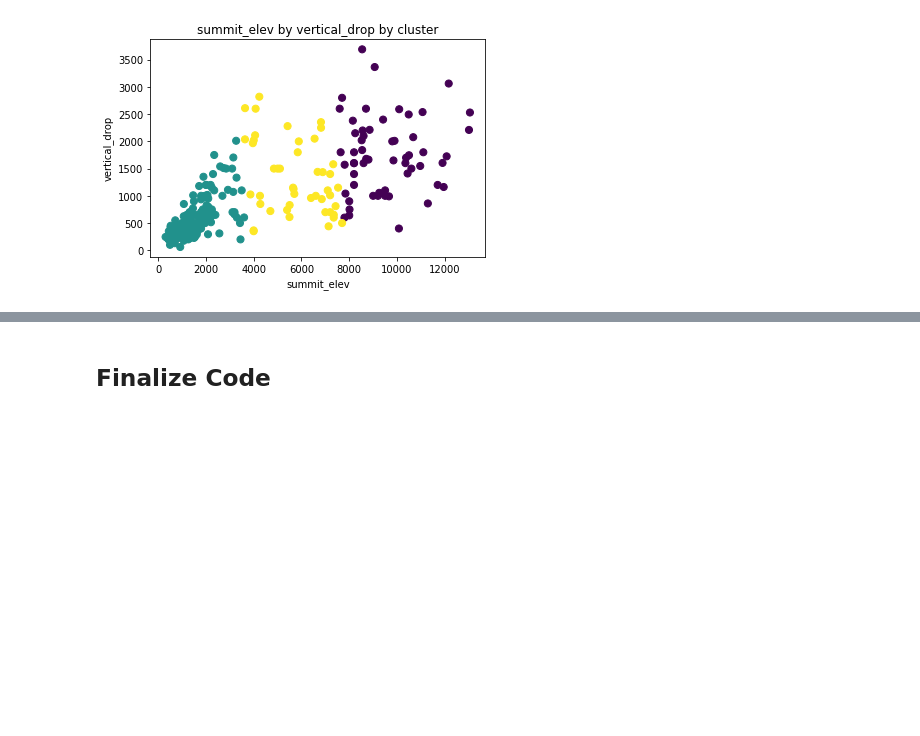
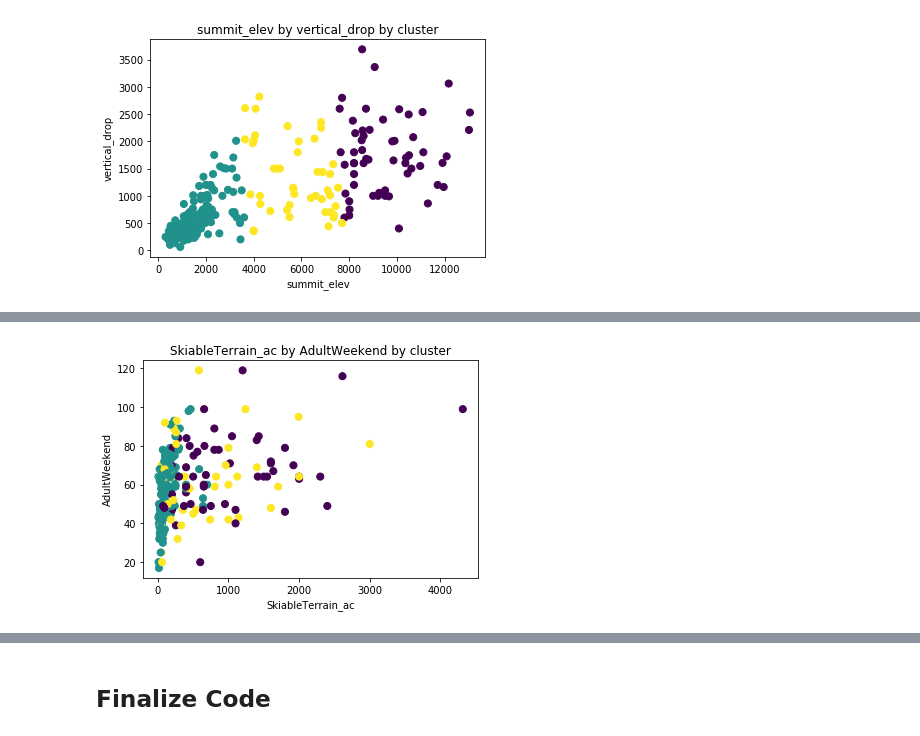
Before and after one commit to sudkpa/SB_DS, a Jupyter notebook: Career_Track/Guided_Capstone/Documentation/Notebook_stepsix.ipynb, the cells around one changed output, grey strips where cells are left out. Cells and saved outputs as stored; diff of their text form; code cells hidden in the pictures; blank space fills up the shorter version.

Commit message:
Final prediction and scatter plots.

```diff
--- a/Career_Track/Guided_Capstone/Documentation/Notebook_stepsix.ipynb
+++ b/Career_Track/Guided_Capstone/Documentation/Notebook_stepsix.ipynb
@@ -166,0 +189,9 @@ plt.savefig('figures/fig1.png',bbox_inches='tight')
+# %%
+plt.scatter(df['SkiableTerrain_ac'], df['AdultWeekend'], c=df['clusters'], s=50, cmap='viridis', label ='clusters')
+#plt.scatter(ac['summit_elev'], ac['vertical_drop'], c='black', s=100)
+plt.xlabel('SkiableTerrain_ac')
+plt.ylabel('AdultWeekend')
+plt.title('SkiableTerrain_ac by AdultWeekend by cluster')
+plt.savefig('figures/fig2.png',bbox_inches='tight')
+# %% [output]
+[figure, added]
```
Also changed, not shown: parts of 7 cells of this notebook.
